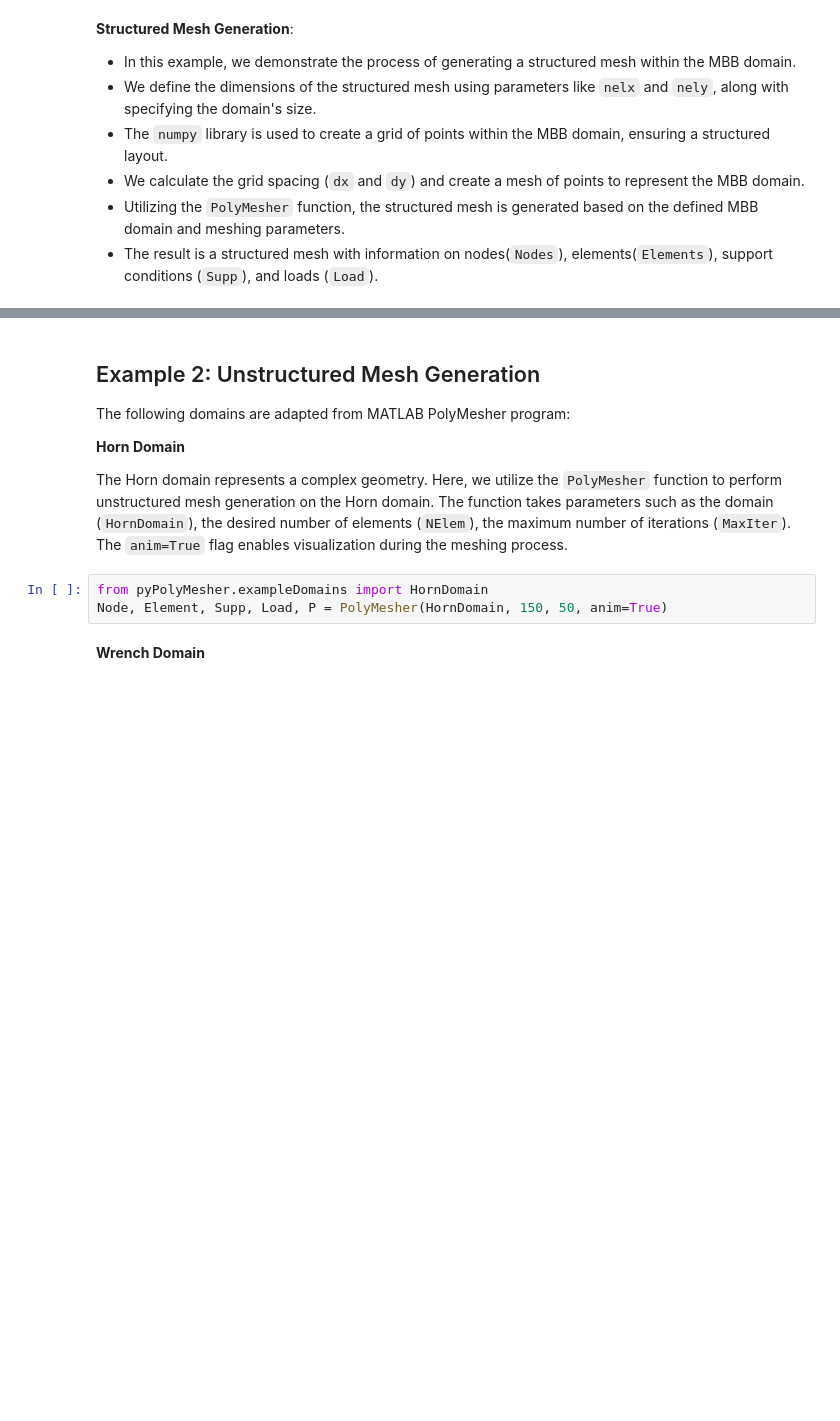
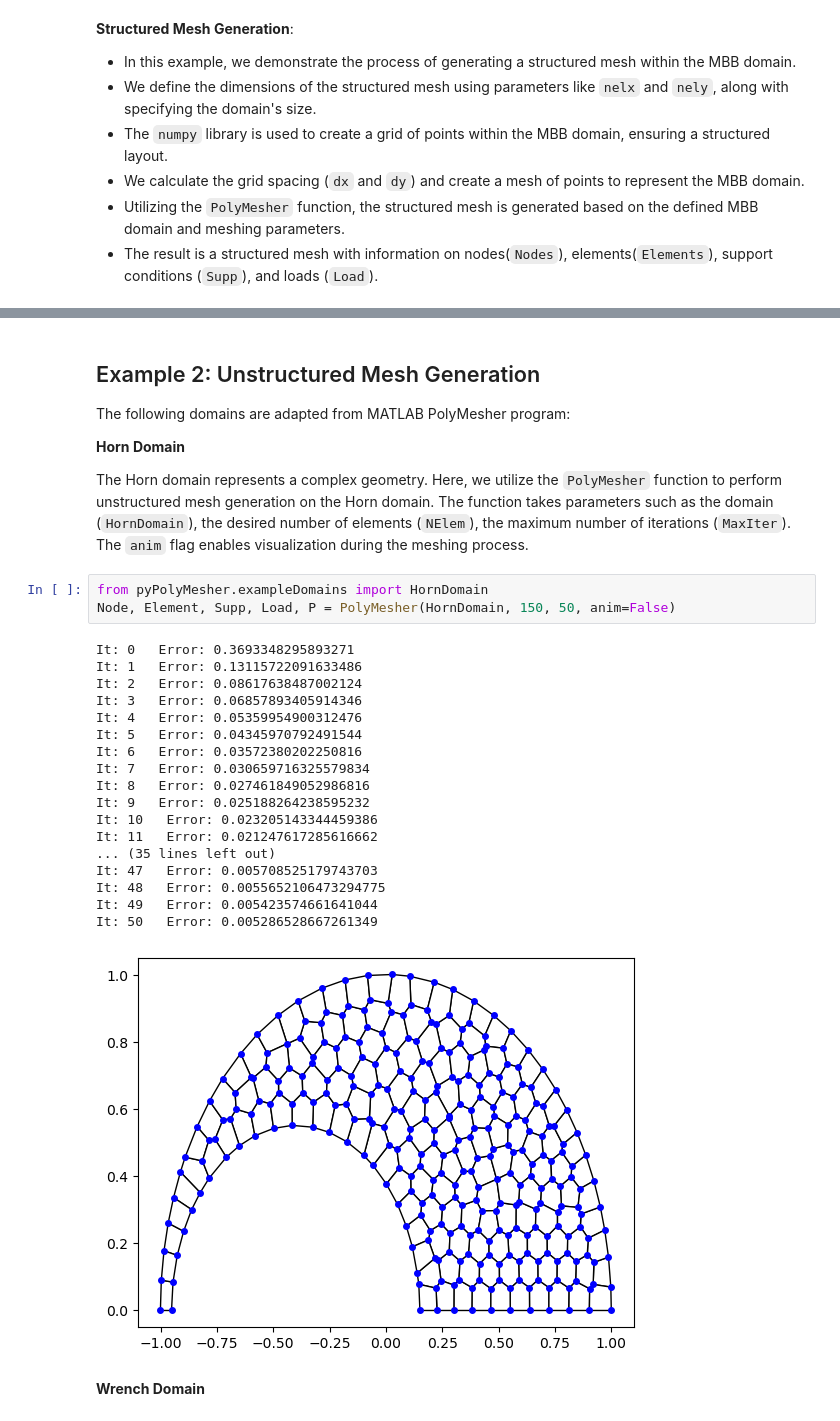
Before and after one commit to Sad-Abd/pyPolyMesher, a Jupyter notebook: examples/Examples.ipynb, the cells around one changed output, grey strips where cells are left out. Saved outputs shown, nothing was run; the diff lists cells and outputs as text; blank space fills up the shorter version.

```diff
--- a/examples/Examples.ipynb
+++ b/examples/Examples.ipynb
@@ -64,10 +70,29 @@ The following domains are adapted from MATLAB PolyMesher program:
 
 **Horn Domain**
 
-The Horn domain represents a complex geometry. Here, we utilize the `PolyMesher` function to perform unstructured mesh generation on the Horn domain. The function takes parameters such as the domain (`HornDomain`), the desired number of elements (`NElem`), the maximum number of iterations (`MaxIter`). The `anim=True` flag enables visualization during the meshing process.
+The Horn domain represents a complex geometry. Here, we utilize the `PolyMesher` function to perform unstructured mesh generation on the Horn domain. The function takes parameters such as the domain (`HornDomain`), the desired number of elements (`NElem`), the maximum number of iterations (`MaxIter`). The `anim` flag enables visualization during the meshing process.
 # %%
 from pyPolyMesher.exampleDomains import HornDomain
-Node, Element, Supp, Load, P = PolyMesher(HornDomain, 150, 50, anim=True)
+Node, Element, Supp, Load, P = PolyMesher(HornDomain, 150, 50, anim=False)
+# %% [output]
+It: 0   Error: 0.3693348295893271
+It: 1   Error: 0.13115722091633486
+It: 2   Error: 0.08617638487002124
+It: 3   Error: 0.06857893405914346
+It: 4   Error: 0.05359954900312476
+It: 5   Error: 0.04345970792491544
+It: 6   Error: 0.03572380202250816
+It: 7   Error: 0.030659716325579834
+It: 8   Error: 0.027461849052986816
+It: 9   Error: 0.025188264238595232
+It: 10   Error: 0.023205143344459386
+It: 11   Error: 0.021247617285616662
+... (35 lines left out)
+It: 47   Error: 0.005708525179743703
+It: 48   Error: 0.0055652106473294775
+It: 49   Error: 0.005423574661641044
+It: 50   Error: 0.005286528667261349
+[figure, added]
 # %% [markdown]
 **Wrench Domain**
 # %%
```
Also changed, not shown: parts of 19 cells of this notebook, 1 other file.
